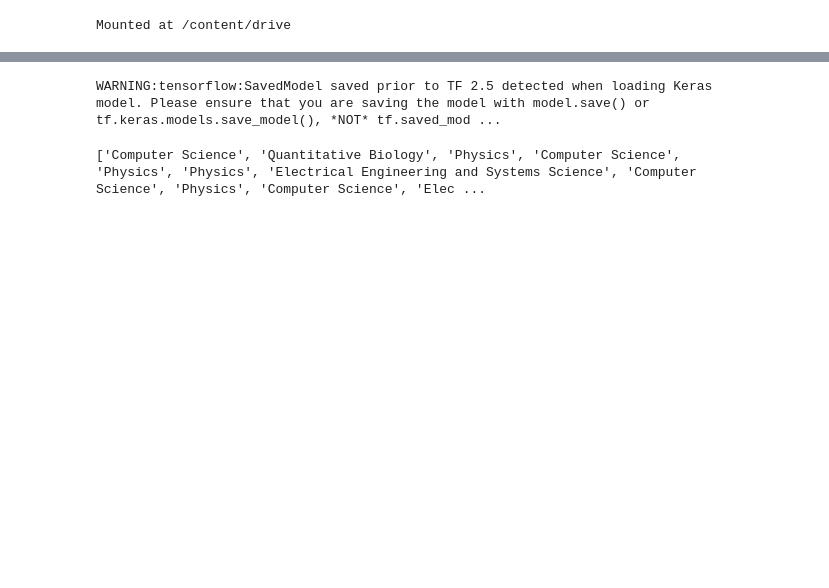
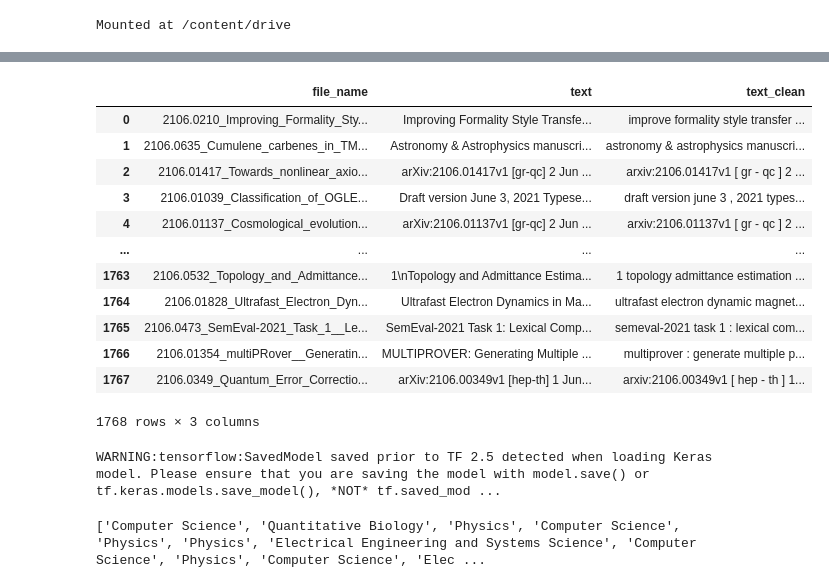
Before and after one commit to alb3rrt/tfm_unir_afernandez_V1, a Jupyter notebook: ArxiV_Search_Engine_BERT.ipynb, the cells around one changed output, grey strips where cells are left out. Cells and saved outputs as stored; diff of their text form; code cells hidden in the pictures; blank space fills up the shorter version.

```diff
--- a/ArxiV_Search_Engine_BERT.ipynb
+++ b/ArxiV_Search_Engine_BERT.ipynb
@@ -54,3 +98,19 @@ NameError: ignored
+# %%
+df
+# %% [output]
+|  | file_name | text | text_clean |
+| 0 | 2106.0210_Improving_Formality_Sty... | Improving Formality Style Transfe... | improve formality style transfer ... |
+| 1 | 2106.0635_Cumulene_carbenes_in_TM... | Astronomy & Astrophysics manuscri... | astronomy & astrophysics manuscri... |
+| 2 | 2106.01417_Towards_nonlinear_axio... | arXiv:2106.01417v1 [gr-qc] 2 Jun ... | arxiv:2106.01417v1 [ gr - qc ] 2 ... |
+| 3 | 2106.01039_Classification_of_OGLE... | Draft version June 3, 2021 Typese... | draft version june 3 , 2021 types... |
+| 4 | 2106.01137_Cosmological_evolution... | arXiv:2106.01137v1 [gr-qc] 2 Jun ... | arxiv:2106.01137v1 [ gr - qc ] 2 ... |
+| ... | ... | ... | ... |
+| 1763 | 2106.0532_Topology_and_Admittance... | 1\nTopology and Admittance Estima... | 1 topology admittance estimation ... |
+| 1764 | 2106.01828_Ultrafast_Electron_Dyn... | Ultrafast Electron Dynamics in Ma... | ultrafast electron dynamic magnet... |
+| 1765 | 2106.0473_SemEval-2021_Task_1__Le... | SemEval-2021 Task 1: Lexical Comp... | semeval-2021 task 1 : lexical com... |
+| 1766 | 2106.01354_multiPRover__Generatin... | MULTIPROVER: Generating Multiple ... | multiprover : generate multiple p... |
+| 1767 | 2106.0349_Quantum_Error_Correctio... | arXiv:2106.00349v1 [hep-th] 1 Jun... | arxiv:2106.00349v1 [ hep - th ] 1... |
+1768 rows × 3 columns
 # %%
 #df['text_clean']=df['text_clean'].str.join(' ')
 # %%
```
Also changed, not shown: parts of 12 cells of this notebook.
